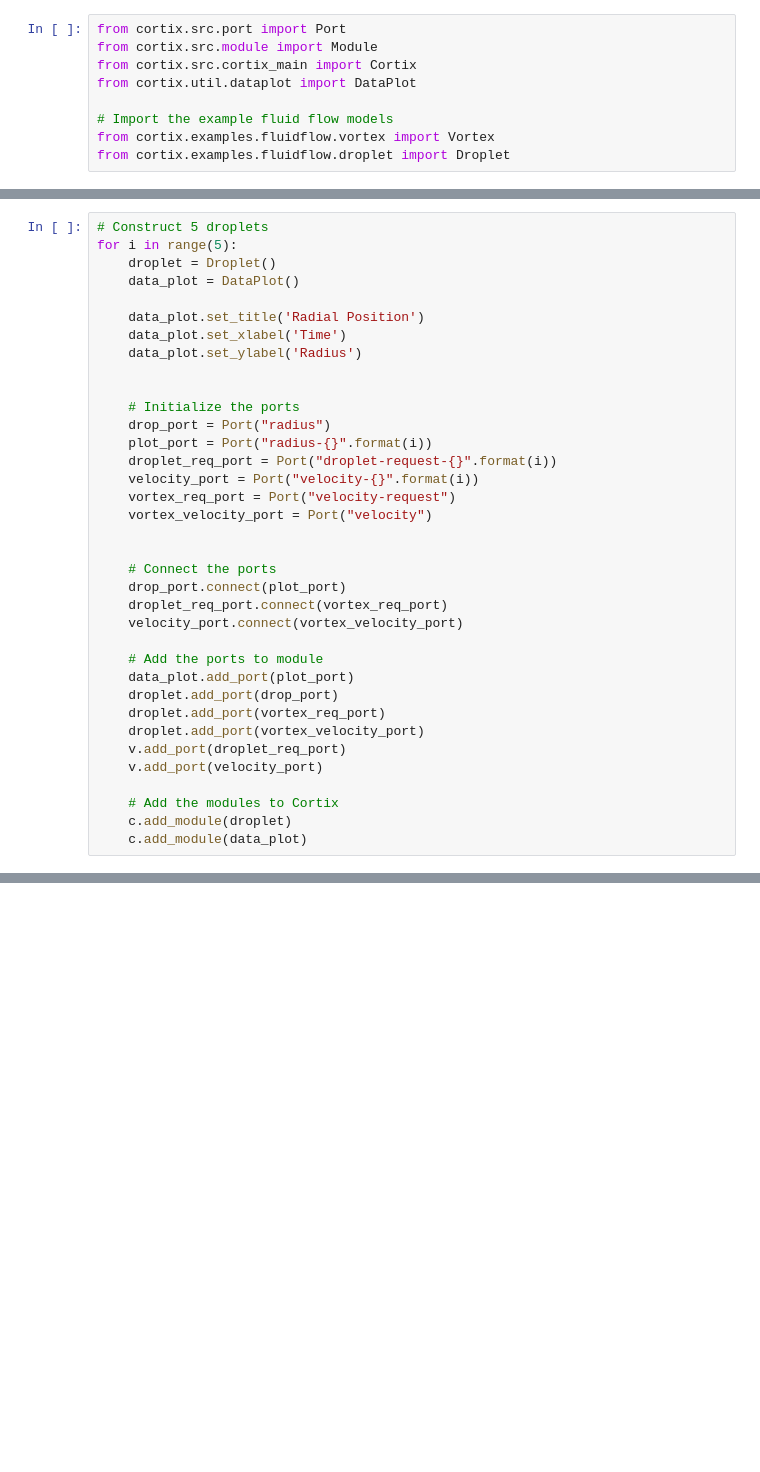
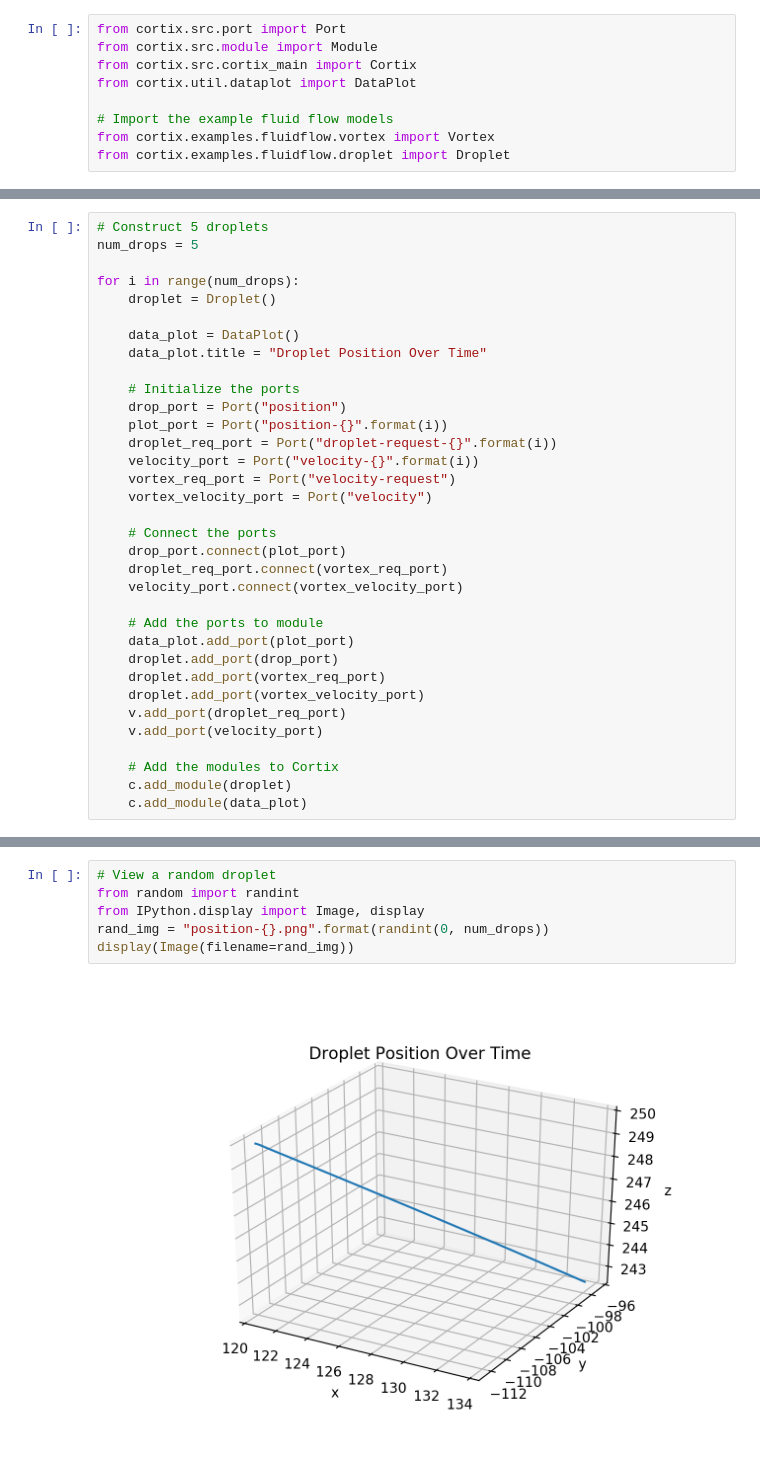
Before and after one commit to dpploy/cortix, a Jupyter notebook: cortix/examples/fluidflow/run_droplet.ipynb, the cells around one changed output, grey strips where cells are left out. Drawn from its saved outputs; the diff is of its cells as text; blank space fills up the shorter version.

Commit message:
3d-plotting and view results in jupyter notebook

```diff
--- a/cortix/examples/fluidflow/run_droplet.ipynb
+++ b/cortix/examples/fluidflow/run_droplet.ipynb
@@ -19,22 +19,20 @@ c.add_module(v)
 # %%
 # Construct 5 droplets
-for i in range(5):
+num_drops = 5
+
+for i in range(num_drops):
     droplet = Droplet()
+
     data_plot = DataPlot()
-
-    data_plot.set_title('Radial Position')
-    data_plot.set_xlabel('Time')
-    data_plot.set_ylabel('Radius')
-
+    data_plot.title = "Droplet Position Over Time"
 
     # Initialize the ports
-    drop_port = Port("radius")
-    plot_port = Port("radius-{}".format(i))
+    drop_port = Port("position")
+    plot_port = Port("position-{}".format(i))
     droplet_req_port = Port("droplet-request-{}".format(i))
     velocity_port = Port("velocity-{}".format(i))
     vortex_req_port = Port("velocity-request")
     vortex_velocity_port = Port("velocity")
-
 
     # Connect the ports
     drop_port.connect(plot_port)
@@ -74,0 +74,8 @@ c.run()
+# %%
+# View a random droplet
+from random import randint
+from IPython.display import Image, display
+rand_img = "position-{}.png".format(randint(0, num_drops))
+display(Image(filename=rand_img))
+# %% [output]
+[figure, added]
```
Also changed, not shown: parts of 2 cells of this notebook, 5 other files.
